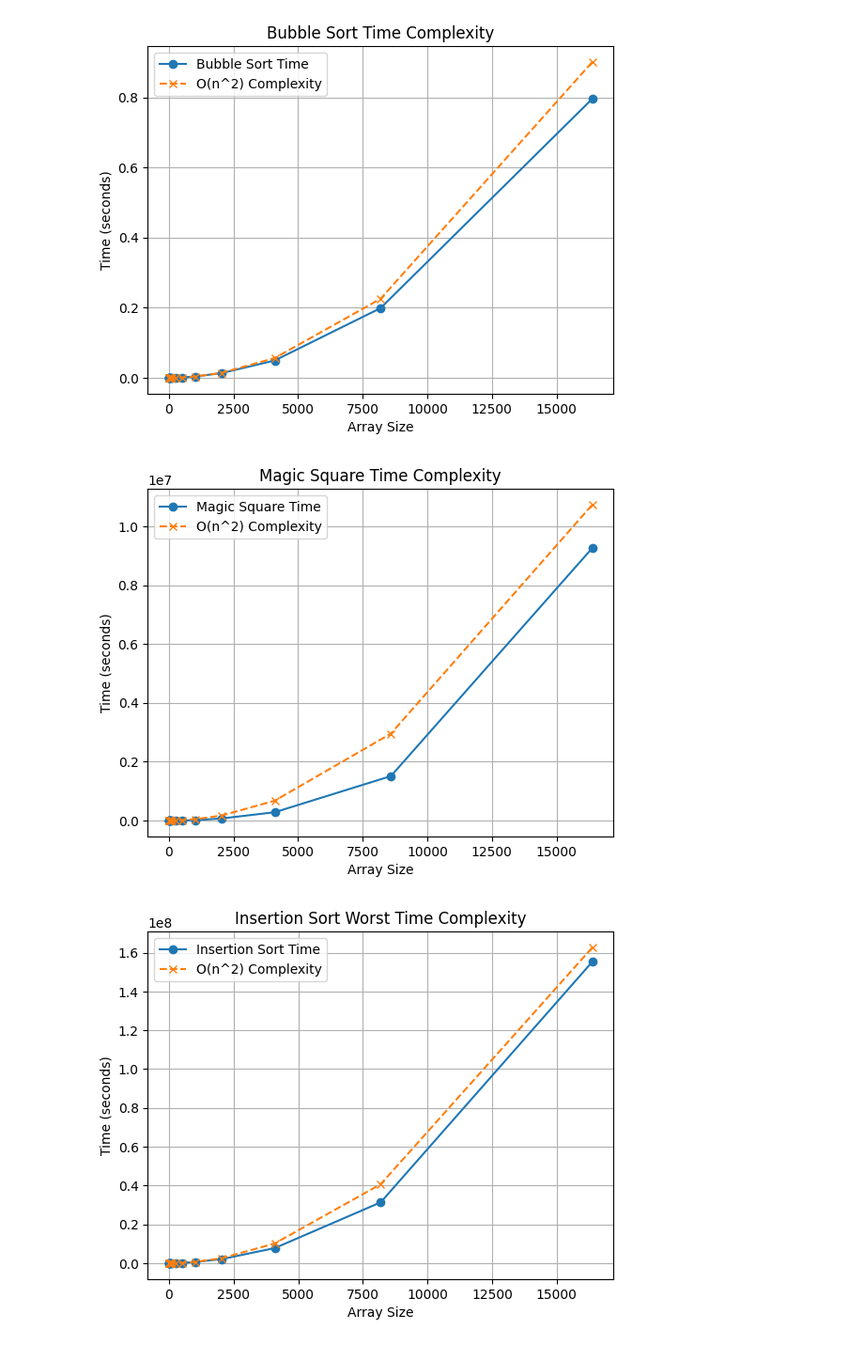
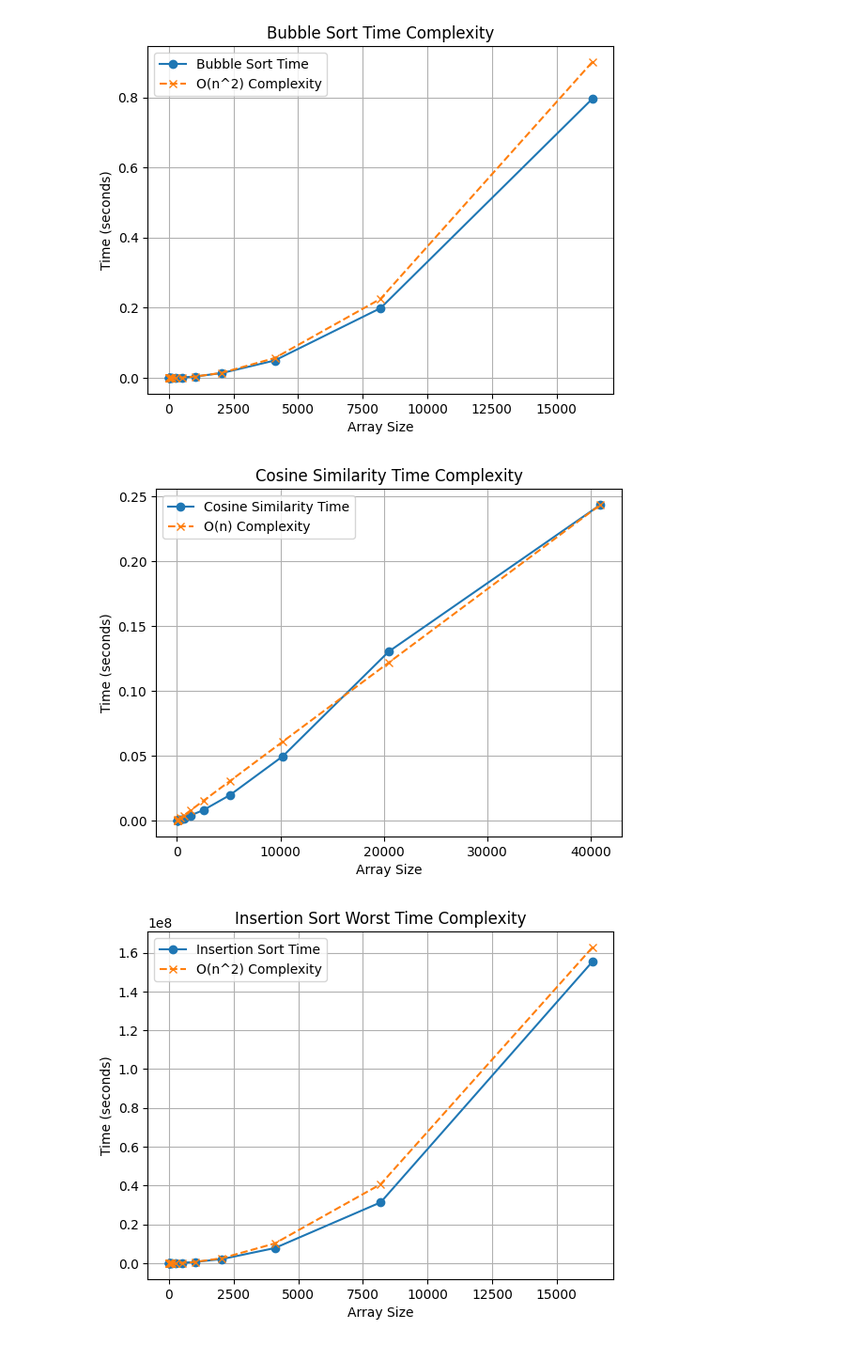
Before and after one commit to Nidhiverma04/ADA, a Jupyter notebook: LAB_2/plot.ipynb, the cells around one changed output. Shown at 94% size. Drawn from its saved outputs; the diff is of its cells as text; code cells hidden in the pictures.

```diff
--- a/LAB_2/plot.ipynb
+++ b/LAB_2/plot.ipynb
@@ -40,27 +40,27 @@ plt.show()
 # %% [output]
 [figure]
 # %%
-size = [3, 5, 9, 17, 33, 65, 129, 257, 513, 1025, 2049, 4097, 8593, 16385]
-time = [0, 0, 0, 0, 0, 0, 0, 2903, 0, 9891, 67967, 279560, 1508706, 9265309]
+import matplotlib.pyplot as plt
 
+size = [10, 20, 40, 80, 160, 320, 640, 1280, 2560, 5120, 10240, 20480, 40960]
+time = [2.5e-005, 4.5e-005, 0.000105, 0.000215, 0.00035, 0.00077, 0.00172, 0.003805, 0.008045, 0.019615, 0.049605, 0.130295, 0.243555]
 
-reference_size = size[1]
-reference_time = time[1] if time[1] != 0 else 1
+ref = 12
+reference_size = size[ref]
+reference_time = time[ref] if time[ref] != 0 else 1
 
-n_squared = [(size**2 * reference_time) / (reference_size**2) for size in size]
+n_linear = [(s * reference_time) / reference_size for s in size]
 
 plt.grid(True)
-
-plt.plot(size, time, marker='o', label='Magic Square Time')
-plt.plot(size, n_squared, marker='x', linestyle='--', label='O(n^2) Complexity')
-
-plt.xlabel(f"Array Size")
+plt.plot(size, time, marker='o', label='Cosine Similarity Time')
+plt.plot(size, n_linear, marker='x', linestyle='--', label='O(n) Complexity')
+plt.xlabel("Array Size")
 plt.ylabel("Time (seconds)")
 plt.legend()
-plt.title("Magic Square Time Complexity")
+plt.title("Cosine Similarity Time Complexity")
 plt.show()
 # %% [output]
-[figure, old version]
+[figure, new version]
 # %%
 size = [2, 4, 8, 16, 32, 64, 128, 256, 512, 1024, 2048, 4096, 8192, 16384]
 time = [0, 0, 0, 0, 0, 0, 32400, 0, 161000, 635760, 2089480, 7785580, 31344920, 155403380]
```
Also changed, not shown: 6 other files.
